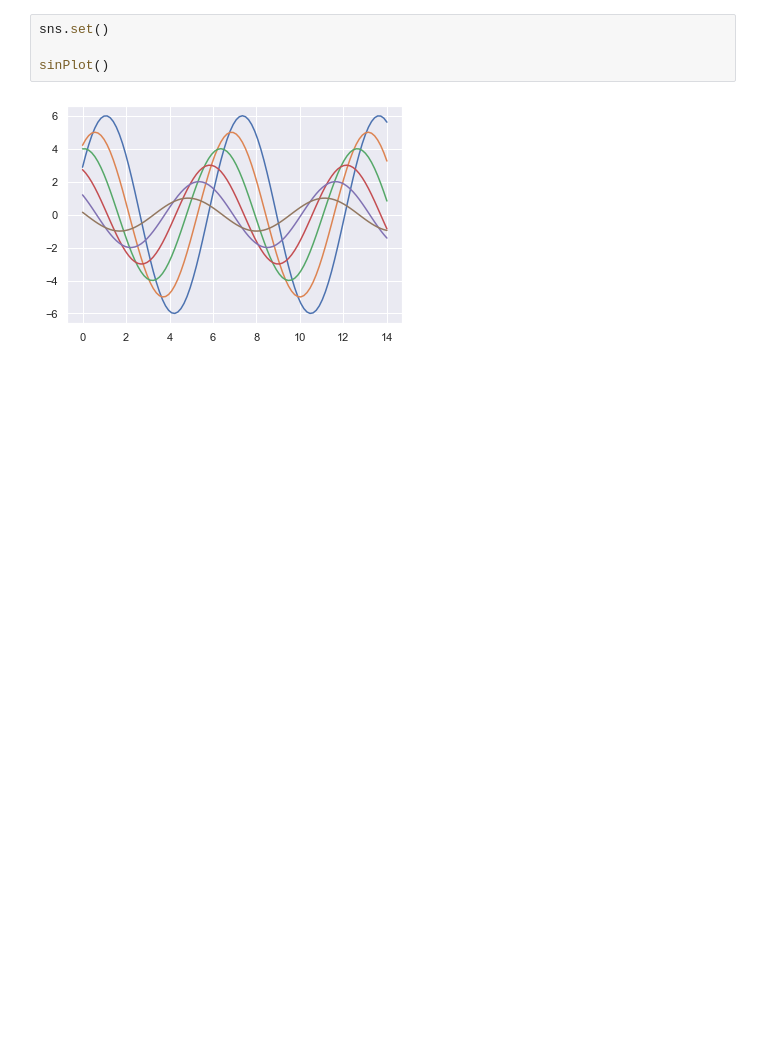
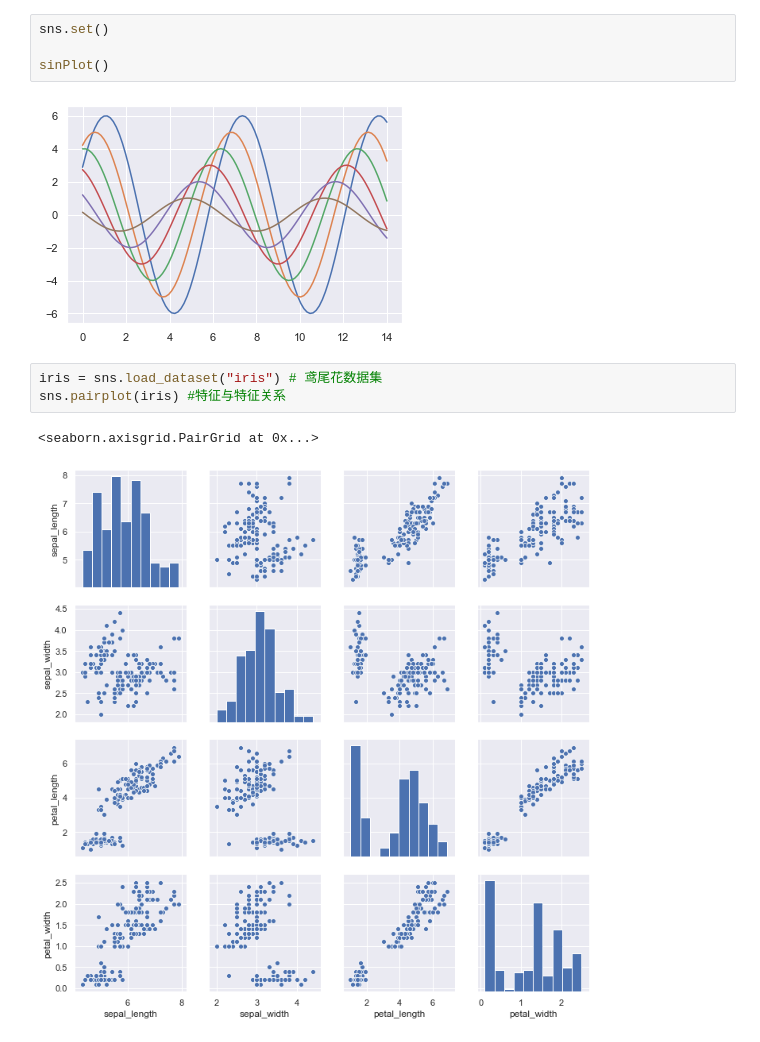
Before and after one commit to TOMMYWHY/python_advance_learning, a Jupyter notebook: 020_dataMining/matplotlib_learning02.ipynb, the cells around one changed output. Cells and saved outputs as stored; diff of their text form; blank space fills up the shorter version.

```diff
--- a/020_dataMining/matplotlib_learning02.ipynb
+++ b/020_dataMining/matplotlib_learning02.ipynb
@@ -114,3 +114,9 @@ sns.set()
 sinPlot()
 # %% [output]
 [figure]
+# %%
+iris = sns.load_dataset("iris") # 鸢尾花数据集
+sns.pairplot(iris) #特征与特征关系
+# %% [output]
+<seaborn.axisgrid.PairGrid at 0x...>
+[figure, added]
```
Also changed, not shown: parts of 1 cell of this notebook, 3 other files.
